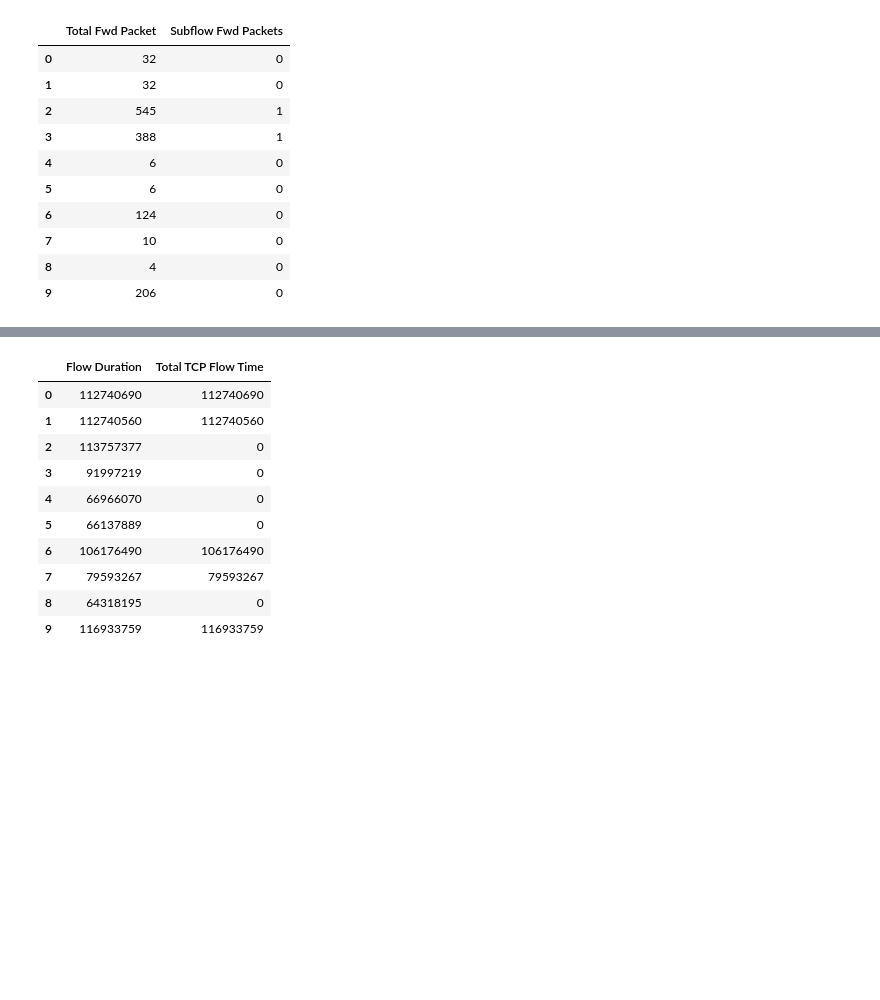
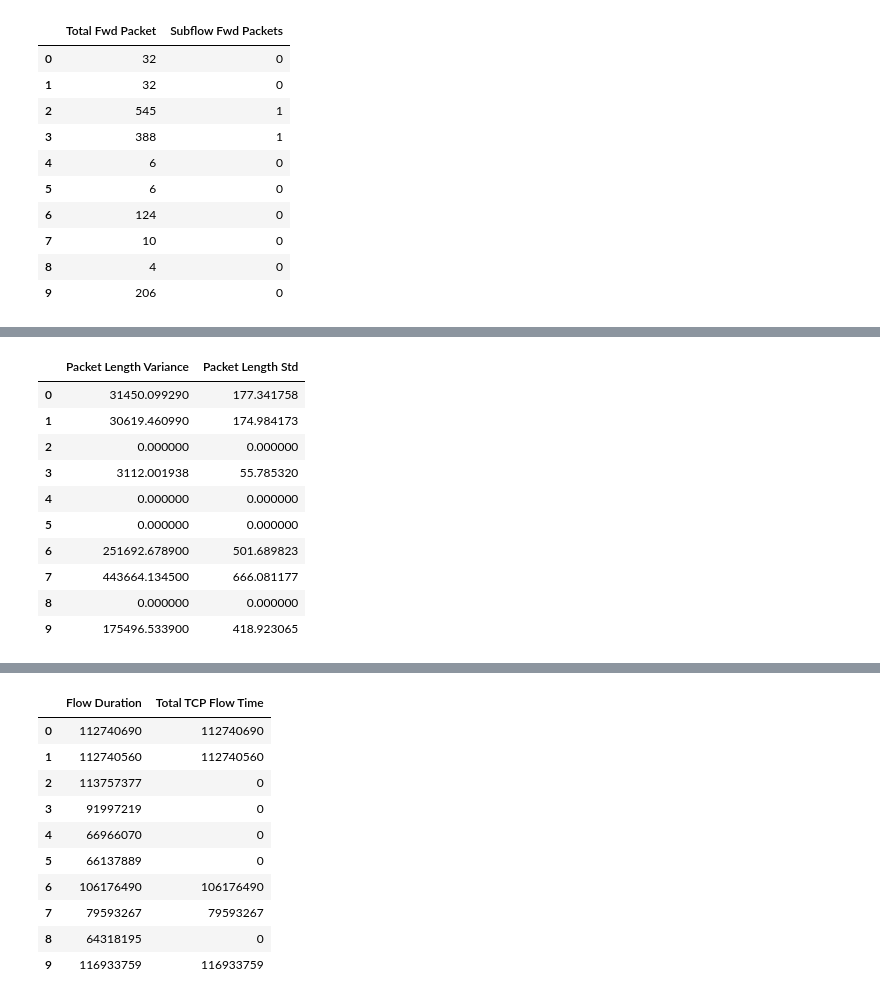
Before and after one commit to overthinkeeer/network-guardian-ml, a Jupyter notebook: notebooks/feature_extraction.ipynb, the cells around one changed output, grey strips where cells are left out. Saved outputs shown, nothing was run; the diff lists cells and outputs as text; code cells hidden in the pictures; blank space fills up the shorter version.

```diff
--- a/notebooks/feature_extraction.ipynb
+++ b/notebooks/feature_extraction.ipynb
@@ -144,3 +158,17 @@ df[['Total Fwd Packet', 'Subflow Fwd Packets']].head(10)
+# %%
+df[["Packet Length Variance", "Packet Length Std"]].head(10)
+# %% [output]
+|  | Packet Length Variance | Packet Length Std |
+| 0 | 31450.099290 | 177.341758 |
+| 1 | 30619.460990 | 174.984173 |
+| 2 | 0.000000 | 0.000000 |
+| 3 | 3112.001938 | 55.785320 |
+| 4 | 0.000000 | 0.000000 |
+| 5 | 0.000000 | 0.000000 |
+| 6 | 251692.678900 | 501.689823 |
+| 7 | 443664.134500 | 666.081177 |
+| 8 | 0.000000 | 0.000000 |
+| 9 | 175496.533900 | 418.923065 |
 # %%
 df = df.drop(["Src IP dec", "Src Port", "Dst IP dec", "Dst Port", "Timestamp",
               "Attempted Category", "ICMP Code", "ICMP Type", "URG Flag Count",
```
Also changed, not shown: parts of 4 cells of this notebook, 1 other file.
